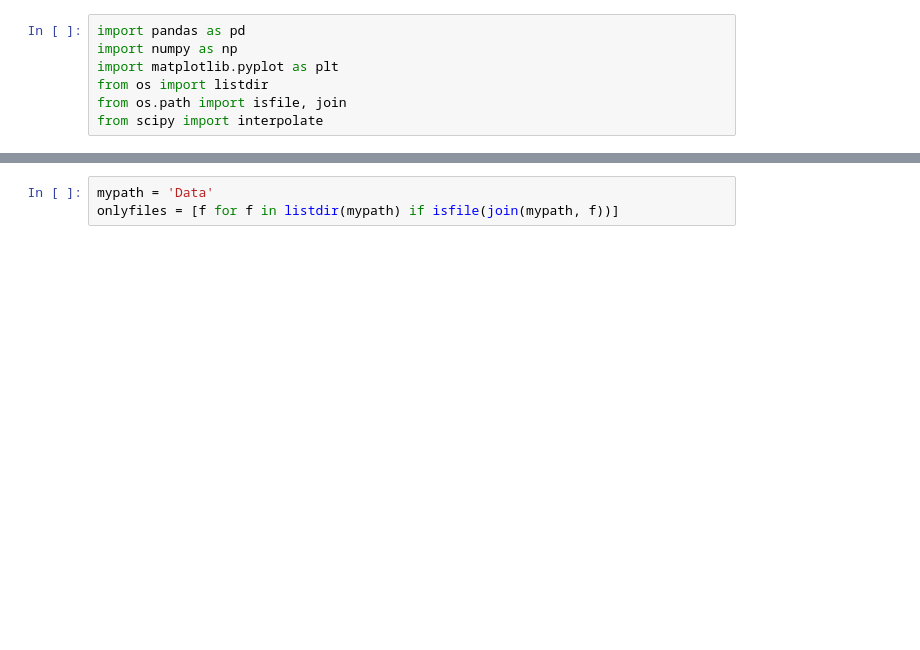
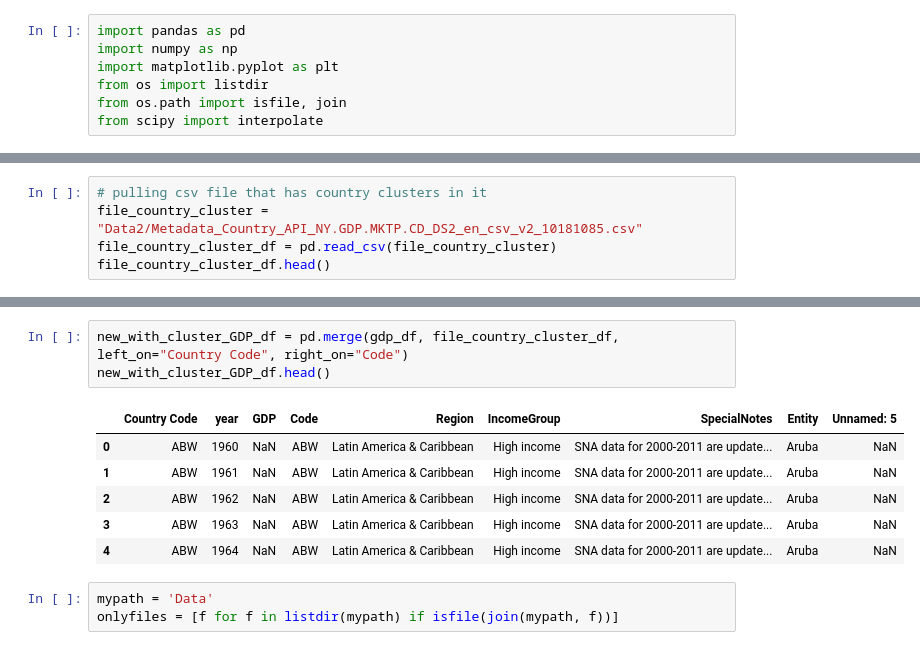
Before and after one commit to nradich/Project-1, a Jupyter notebook: tobacco/Tobacco Use.ipynb, the cells around one changed output, grey strips where cells are left out. Drawn from its saved outputs; the diff is of its cells as text; blank space fills up the shorter version.

```diff
--- a/tobacco/Tobacco Use.ipynb
+++ b/tobacco/Tobacco Use.ipynb
@@ -17,0 +8,5 @@ len (tobacco1pd['Entity'].value_counts())
+# %%
+# pulling csv file that has country clusters in it
+file_country_cluster = "Data2/Metadata_Country_API_NY.GDP.MKTP.CD_DS2_en_csv_v2_10181085.csv"
+file_country_cluster_df = pd.read_csv(file_country_cluster)
+file_country_cluster_df.head()
@@ -18,3 +56,13 @@ len (tobacco1pd['Entity'].value_counts())
+# %%
+new_with_cluster_GDP_df = pd.merge(gdp_df, file_country_cluster_df, left_on="Country Code", right_on="Code")
+new_with_cluster_GDP_df.head()
+# %% [output]
+|  | Country Code | year | GDP | Code | Region | IncomeGroup | SpecialNotes | Entity | Unnamed: 5 |
+| 0 | ABW | 1960 | NaN | ABW | Latin America & Caribbean | High income | SNA data for 2000-2011 are update... | Aruba | NaN |
+| 1 | ABW | 1961 | NaN | ABW | Latin America & Caribbean | High income | SNA data for 2000-2011 are update... | Aruba | NaN |
+| 2 | ABW | 1962 | NaN | ABW | Latin America & Caribbean | High income | SNA data for 2000-2011 are update... | Aruba | NaN |
+| 3 | ABW | 1963 | NaN | ABW | Latin America & Caribbean | High income | SNA data for 2000-2011 are update... | Aruba | NaN |
+| 4 | ABW | 1964 | NaN | ABW | Latin America & Caribbean | High income | SNA data for 2000-2011 are update... | Aruba | NaN |
 # %%
 mypath = 'Data'
 onlyfiles = [f for f in listdir(mypath) if isfile(join(mypath, f))]
```
Also changed, not shown: parts of 13 cells of this notebook, 4 other files.
